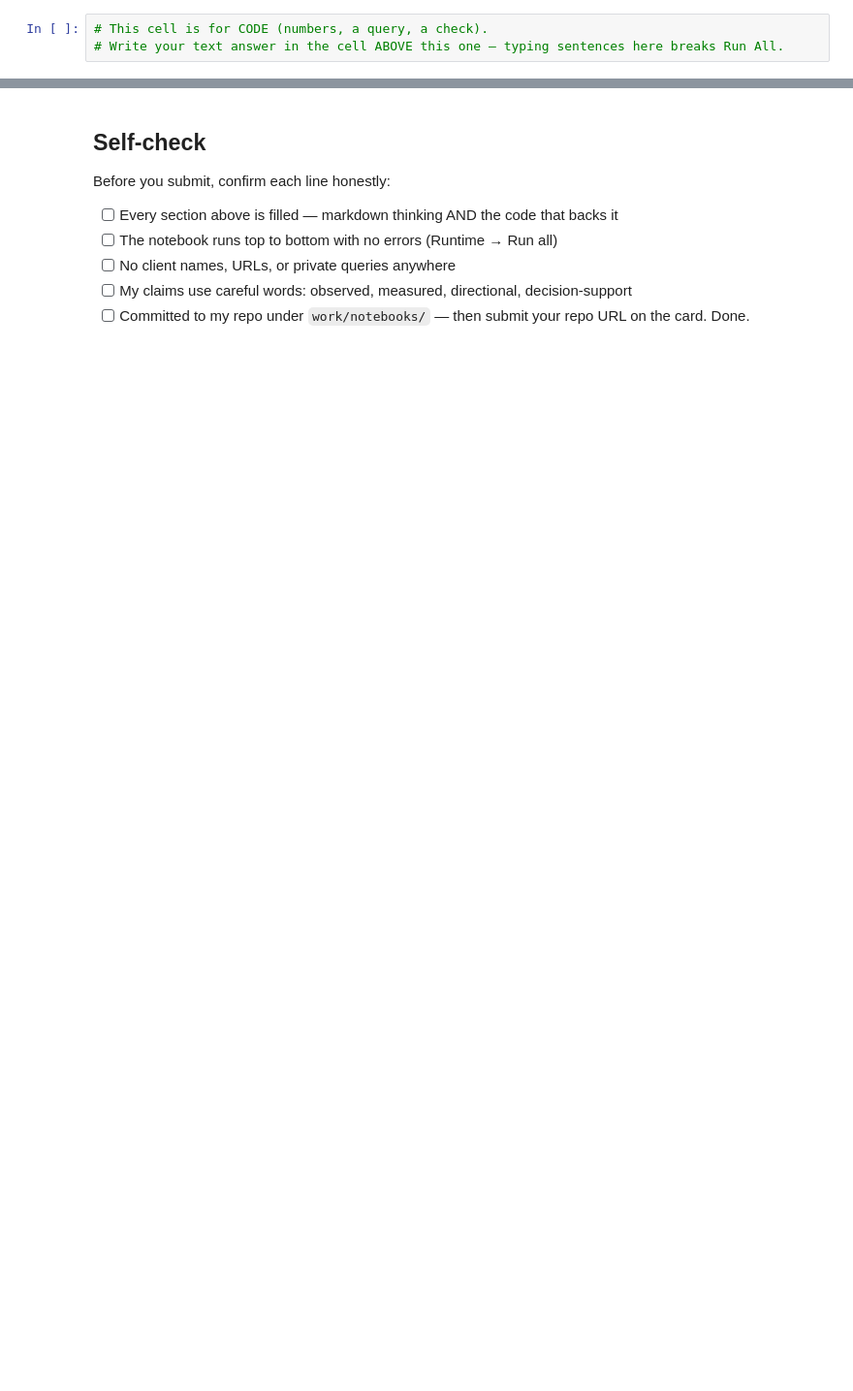
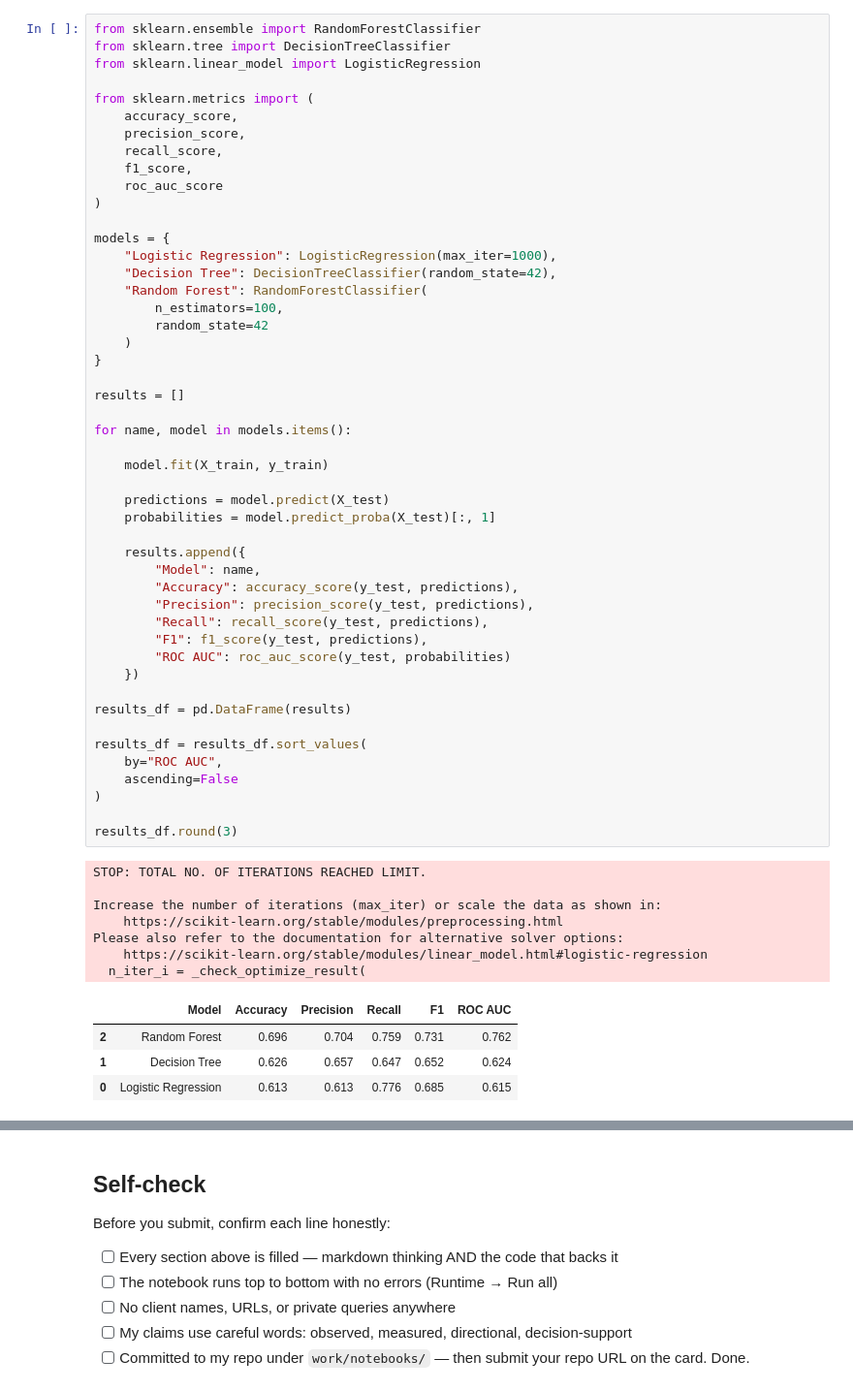
Before and after one commit to dv-06/flyrank-ml_1, a Jupyter notebook: work/notebooks/w05_model.ipynb, the cells around one changed output, grey strips where cells are left out. Shown at 97% size. Cells and saved outputs as stored; diff of their text form; blank space fills up the shorter version.

```diff
--- a/work/notebooks/w05_model.ipynb
+++ b/work/notebooks/w05_model.ipynb
@@ -27,6 +97,63 @@ This skeleton is yours to fill. Work the sections **in order** — each one has
-# %%
-# This cell is for CODE (numbers, a query, a check).
-# Write your text answer in the cell ABOVE this one — typing sentences here breaks Run All.
+# %%
+from sklearn.ensemble import RandomForestClassifier
+from sklearn.tree import DecisionTreeClassifier
+from sklearn.linear_model import LogisticRegression
+
+from sklearn.metrics import (
+    accuracy_score,
+    precision_score,
+    recall_score,
+    f1_score,
+    roc_auc_score
+)
+
+models = {
+    "Logistic Regression": LogisticRegression(max_iter=1000),
+    "Decision Tree": DecisionTreeClassifier(random_state=42),
+    "Random Forest": RandomForestClassifier(
+        n_estimators=100,
+        random_state=42
+    )
+}
+
+results = []
+
+for name, model in models.items():
+
+    model.fit(X_train, y_train)
+
+    predictions = model.predict(X_test)
+    probabilities = model.predict_proba(X_test)[:, 1]
+
+    results.append({
+        "Model": name,
+        "Accuracy": accuracy_score(y_test, predictions),
+        "Precision": precision_score(y_test, predictions),
+        "Recall": recall_score(y_test, predictions),
+        "F1": f1_score(y_test, predictions),
+        "ROC AUC": roc_auc_score(y_test, probabilities)
+    })
+
+results_df = pd.DataFrame(results)
+
+results_df = results_df.sort_values(
+    by="ROC AUC",
+    ascending=False
+)
+
+results_df.round(3)
+# %% [output]
+STOP: TOTAL NO. OF ITERATIONS REACHED LIMIT.
+
+Increase the number of iterations (max_iter) or scale the data as shown in:
+    https://scikit-learn.org/stable/modules/preprocessing.html
+Please also refer to the documentation for alternative solver options:
+    https://scikit-learn.org/stable/modules/linear_model.html#logistic-regression
+  n_iter_i = _check_optimize_result(
+|  | Model | Accuracy | Precision | Recall | F1 | ROC AUC |
+| 2 | Random Forest | 0.696 | 0.704 | 0.759 | 0.731 | 0.762 |
+| 1 | Decision Tree | 0.626 | 0.657 | 0.647 | 0.652 | 0.624 |
+| 0 | Logistic Regression | 0.613 | 0.613 | 0.776 | 0.685 | 0.615 |
 # %% [markdown]
 ## 4. Errors and interpretation
 
```
Also changed, not shown: parts of 11 cells of this notebook.
